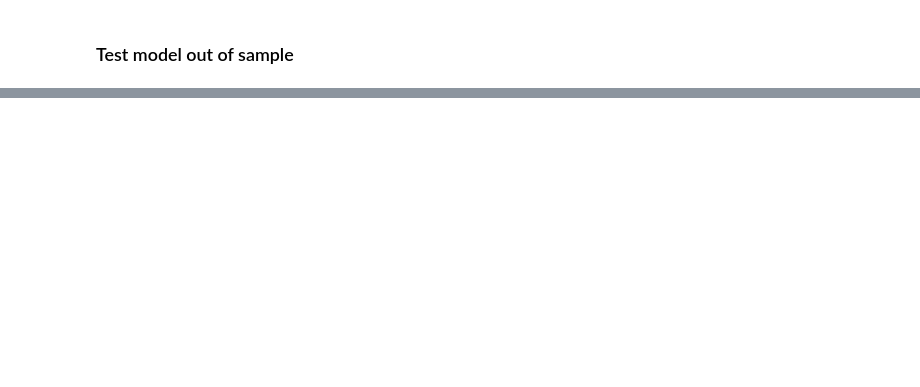
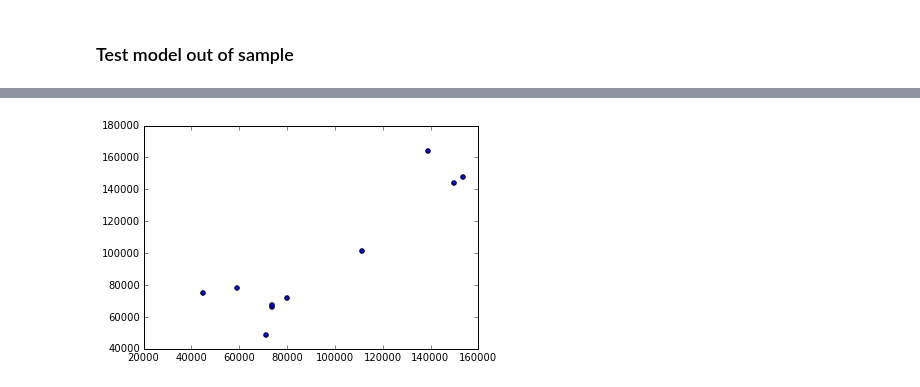
Before and after one commit to jameschristopher/ECON482, a Jupyter notebook: final_project/regressors.ipynb, the cells around one changed output, grey strips where cells are left out. Drawn from its saved outputs; the diff is of its cells as text; code cells hidden in the pictures; blank space fills up the shorter version.

```diff
--- a/final_project/regressors.ipynb
+++ b/final_project/regressors.ipynb
@@ -293,3 +355,7 @@ oos_predictions = results.predict(model_test_factors)
+# %%
+plt.scatter(oos_predictions, y_test);
+# %% [output]
+[figure, added]
 # %%
 r2_score(y_test, oos_predictions)
 # %% [output]
```
Also changed, not shown: parts of 40 cells of this notebook, 4 other files.
